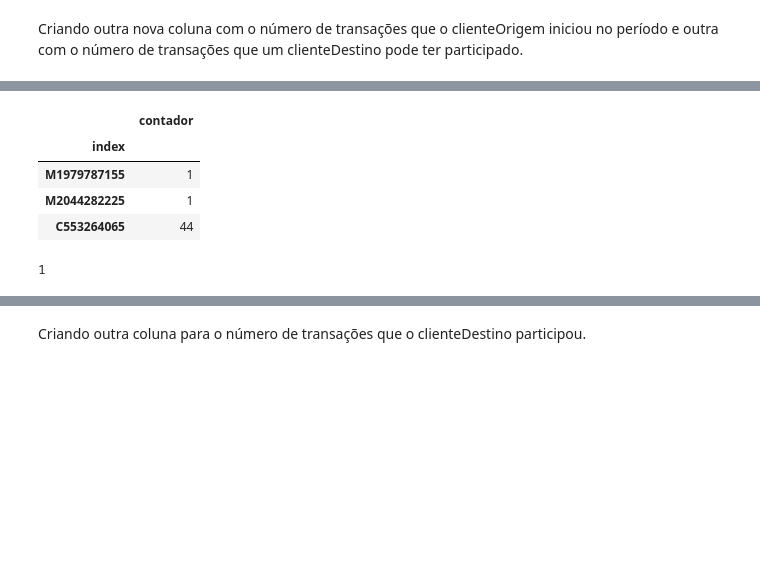
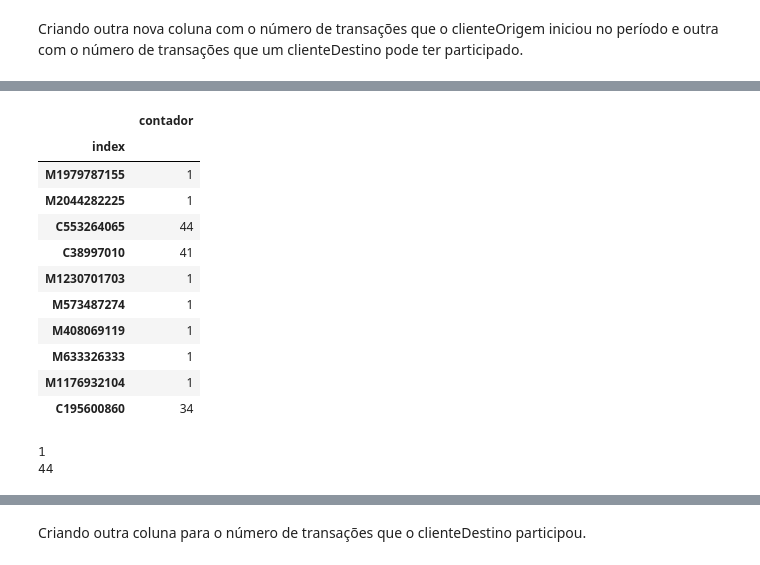
Before and after one commit to casjunior93/Tera---Desafio-de-classificacao, a Jupyter notebook: TERA_Desafio_de_Classificação.ipynb, the cells around one changed output, grey strips where cells are left out. Cells and saved outputs as stored; diff of their text form; code cells hidden in the pictures; blank space fills up the shorter version.

```diff
--- a/TERA_Desafio_de_Classificação.ipynb
+++ b/TERA_Desafio_de_Classificação.ipynb
@@ -215,17 +196,26 @@ df_contadorCO.head(3)
 # %%
 df_contadorCD = pd.DataFrame.from_dict(contadorCD, orient='index').reset_index()
 df_contadorCD = df_contadorCD.rename(columns={0:'contador'})
 df_contadorCD.set_index('index',inplace=True)
-df_contadorCD.head(3)
+df_contadorCD.head(10)
 # %% [output]
 |  | contador |
 | index |  |
 | M1979787155 | 1 |
 | M2044282225 | 1 |
 | C553264065 | 44 |
+| C38997010 | 41 |
+| M1230701703 | 1 |
+| M573487274 | 1 |
+| M408069119 | 1 |
+| M633326333 | 1 |
+| M1176932104 | 1 |
+| C195600860 | 34 |
-# %%
-df_contadorCO.loc[['C1231006815']].contador.values[0]
-# %% [output]
-1
+# %%
+print(contadorCO['C1305486145'])
+print(contadorCD['C553264065'])
+# %% [output]
+1
+44
 # %%
 def retorna_transacoes_por_periodo_cliente_origem(df):
```
Also changed, not shown: parts of 17 cells of this notebook, 2 other files.
